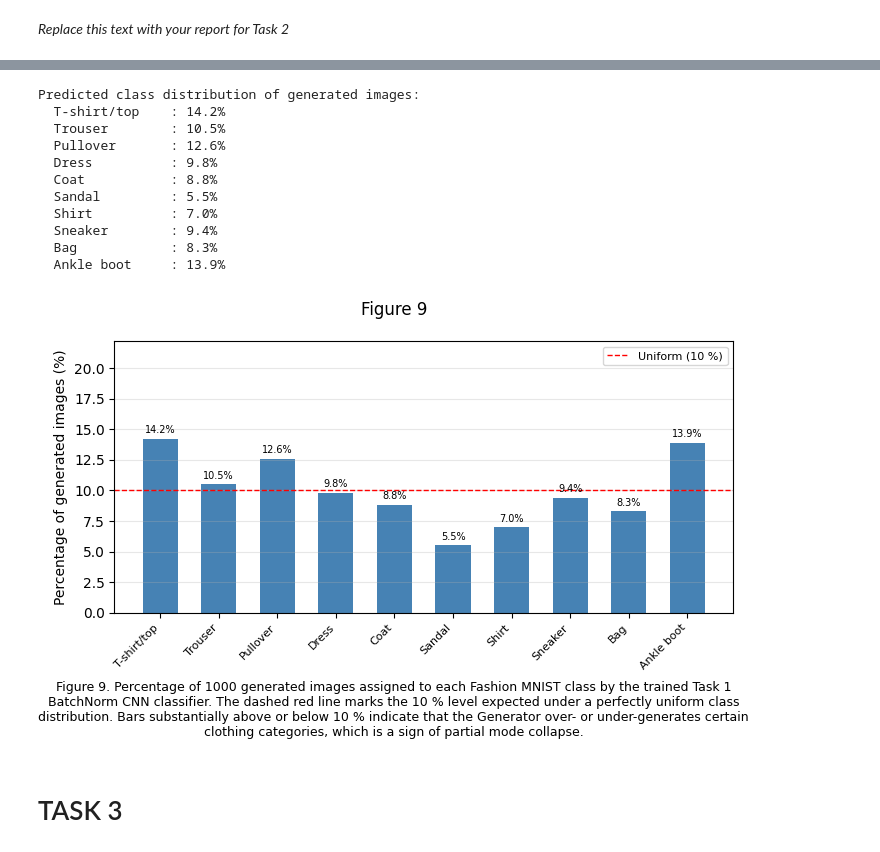
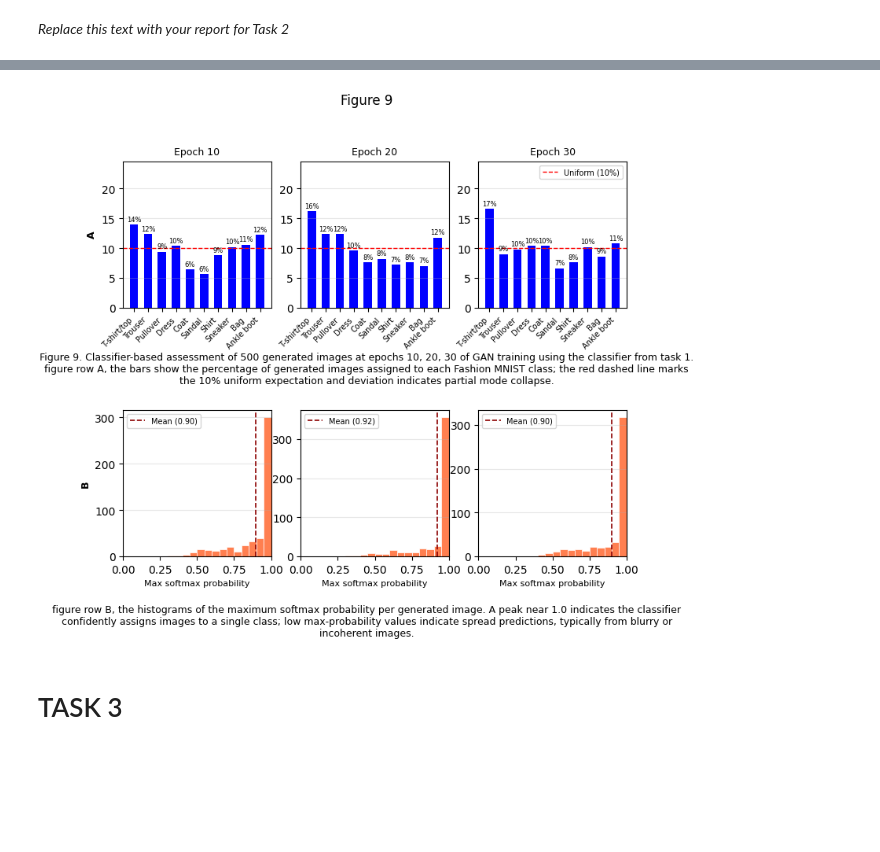
Before and after one commit to Noah-To/NN-Draft, a Jupyter notebook: 283284.ipynb, the cells around one changed output, grey strips where cells are left out. Cells and saved outputs as stored; diff of their text form; code cells hidden in the pictures; blank space fills up the shorter version.

```diff
--- a/283284.ipynb
+++ b/283284.ipynb
@@ -854,6 +856,11 @@ for epoch in range(1, GAN_EPOCHS + 1):
               f"top class = {top_cls} ({pcts_check.max():.1f}%), "
               f"mean max-prob = {max_probs_check.mean():.3f}")
 
+        # Restore training mode after classifier probe so G and D are
+        # ready for the next epoch's batch loop (BatchNorm uses batch stats in train mode).
+        G.train()
+        D.train()
+
 print("\nGAN training finished.")
 # %% [output]
 Training GAN for 30 epochs on cpu...
@@ -981,7 +988,7 @@ fig.suptitle('Figure 7')
 ax.hist(real_scores, bins=30, alpha=0.6, color='blue',   label='Real images', density=True)
 ax.hist(fake_scores, bins=30, alpha=0.6, color='orange', label='Fake images', density=True)
 
-ax.axvline(real_scores.mean(), color='blue',   linestyle='--', linewidth=1.2,
+ax.axvline(real_scores.mean(), color='blue', linestyle='--', linewidth=1.2,
            label=f'Real mean ({real_scores.mean():.2f})')
 ax.axvline(fake_scores.mean(), color='orange', linestyle='--', linewidth=1.2,
            label=f'Fake mean ({fake_scores.mean():.2f})')
@@ -994,7 +1001,7 @@ ax.grid(True, alpha=0.3)
 
 txt = ("Figure 7. Normalised histogram of Discriminator scores D(x) for 1000 real (blue) "
        "and 1000 generated (orange) Fashion MNIST images after GAN training. "
-       "Dashed vertical lines mark the mean score for each group. "
+       "Dashed lines mark the mean score for each group. "
        "Separation between the two distributions indicates the degree to which the "
        "Discriminator can still distinguish real from generated images. ")
 
@@ -1014,7 +1021,9 @@ top8_idx = sorted_idx[-8:][::-1]
 bottom8_idx = sorted_idx[:8]
 
 def rescale(t):
-    """Rescale a Tanh-output image tensor from [-1,1] to [0,1] for imshow."""
+    """
+    Rescale a Tanh-output image tensor from [-1,1] to [0,1] for imshow.
+    """
     return (t + 1) / 2
 
 figWidth = 20.
@@ -1057,88 +1066,69 @@ Fake images, mean D score: 0.116  (std: 0.152)
 # %%
 # Figure 9: Classifier-based assessment of generated image quality at training checkpoints
-# The Task 1 BatchNorm CNN is used to measure two aspects of GAN quality at each checkpoint:
-#
-#   Row A — Diversity: which class gets the highest softmax probability (argmax histogram).
-#            A uniform distribution over all 10 classes indicates good coverage.
-#            Skewed distributions indicate partial mode collapse.
-#
-#   Row B — Realism: histogram of the maximum softmax probability per generated image.
-#            A realistic image produces a peaked softmax (max_prob near 1.0).
-#            A blurry or incoherent image spreads probability across classes (max_prob low).
-#            Shift toward higher max_prob over training indicates improving image quality.
+# The classifier is used to measure two aspects of GAN quality at each checkpoint
+# figure row A, diversity, measures which class has the highest softmax probability.
+# figure row B, Realism, plotting histogram of the maximum softmax probability per generated image.
 
 n_checkpoints = len(classifier_history)
 
-figWidth  = 7. * n_checkpoints
-figHeight = 16.   # two rows of panels
+figWidth = 7. * n_checkpoints
+figHeight = 22.
 fig, axs = plt.subplots(2, n_checkpoints,
                          figsize=tuple(np.array((figWidth, figHeight)) / 2.54))
 fig.suptitle('Figure 9')
 
 x = np.arange(len(CLASSES))
 
-# shared y-axis upper limit across all top panels (diversity) for fair comparison
 max_pct = max(p for _, ps, _ in classifier_history for p in ps)
 
 for col, (epoch, pcts, max_probs) in enumerate(classifier_history):
 
-    # ── Row A: class distribution (diversity) ──────────────────────────────────
+    # figure row A, class distribution diversity
     ax_top = axs[0, col]
-    bars = ax_top.bar(x, pcts, color='steelblue', width=0.6)
+    bars = ax_top.bar(x, pcts, color='blue', width=0.6)
     ax_top.axhline(100.0 / len(CLASSES), color='red', linestyle='--', linewidth=1.0,
                    label='Uniform (10%)')
     for bar, pct in zip(bars, pcts):
         ax_top.text(bar.get_x() + bar.get_width() / 2, bar.get_height() + 0.3,
                     f'{pct:.0f}%', ha='center', va='bottom', fontsize=6)
     ax_top.set_title(f'Epoch {epoch}', fontsize=9)
     ax_top.set_xticks(x)
     ax_top.set_xticklabels(CLASSES, rotation=45, ha='right', fontsize=7)
     ax_top.set_ylim([0, max_pct + 8])
     ax_top.grid(True, axis='y', alpha=0.3)
     if col == 0:
-        ax_top.set_ylabel('A: % images per class\n(diversity)', fontsize=8)
+        ax_top.set_ylabel('A', fontsize=9, fontweight='bold')
     if col == n_checkpoints - 1:
         ax_top.legend(fontsize=7)
 
-    # ── Row B: max softmax probability per image (realism) ─────────────────────
+    # figure row B, max softmax probability per image (realism)
     ax_bot = axs[1, col]
     ax_bot.hist(max_probs, bins=20, range=(0, 1), color='coral', edgecolor='white', linewidth=0.5)
     ax_bot.axvline(max_probs.mean(), color='darkred', linestyle='--', linewidth=1.2,
                    label=f'Mean ({max_probs.mean():.2f})')
     ax_bot.set_xlabel('Max softmax probability', fontsize=8)
     ax_bot.set_xlim([0, 1])
     ax_bot.grid(True, axis='y', alpha=0.3)
     ax_bot.legend(fontsize=7)
     if col == 0:
-        ax_bot.set_ylabel('B: Count of images\n(realism)', fontsize=8)
+        ax_bot.set_ylabel('B', fontsize=9, fontweight='bold')
 
 checkpoint_epochs = ', '.join(str(e) for e, _, _ in classifier_history)
-txt = (f"Figure 9. Classifier-based assessment of {N_CHECK} generated images "
-       f"at epochs {checkpoint_epochs} of GAN training using the Task 1 BatchNorm CNN. "
-       f"Row A: class distribution (diversity) — bars show the percentage of generated images "
-       f"assigned to each Fashion MNIST class; the red dashed line marks the 10% uniform expectation; "
-       f"deviation indicates partial mode collapse. "
-       f"Row B: realism — histogram of the maximum softmax probability per generated image; "
-       f"a peak near 1.0 indicates the classifier is confidently assigning images to a single class "
-       f"(realistic appearance), while low max-probability values indicate spread, uncertain predictions "
-       f"typical of blurry or incoherent images.")
-plt.figtext(0.5, -0.06, txt, wrap=True, horizontalalignment='center', fontsize=9)
+plt.subplots_adjust(bottom=0.3, hspace=0.7)
+txt_A = (f"Figure 9. Classifier-based assessment of {N_CHECK} generated images "
+         f"at epochs {checkpoint_epochs} of GAN training using the classifier from task 1. "
+         f"figure row A, the bars show the percentage of generated images assigned to each Fashion MNIST class; "
+         f"the red dashed line marks the 10% uniform expectation and deviation indicates partial mode collapse.")
+plt.figtext(0.5, 0.6, txt_A, wrap=True, horizontalalignment='center', fontsize=9, va='top')
 
-plt.tight_layout()
+txt_B = (f"figure row B, the histograms of the maximum softmax probability per generated image. "
+         f"A peak near 1.0 indicates the classifier confidently assigns images to a single class; "
+         f"low max-probability values indicate spread predictions, typically from blurry or incoherent images.")
+plt.figtext(0.5, 0.18, txt_B, wrap=True, horizontalalignment='center', fontsize=9, va='bottom')
+
 plt.show()
 # %% [output]
-Predicted class distribution of generated images:
-  T-shirt/top    : 14.2%
-  Trouser        : 10.5%
-  Pullover       : 12.6%
-  Dress          : 9.8%
-  Coat           : 8.8%
-  Sandal         : 5.5%
-  Shirt          : 7.0%
-  Sneaker        : 9.4%
-  Bag            : 8.3%
-  Ankle boot     : 13.9%
-[figure, old version]
+[figure, new version]
 # %% [markdown]
 # TASK 3 <ignore>
 # %% [markdown]
```
Also changed, not shown: parts of 8 cells of this notebook.
